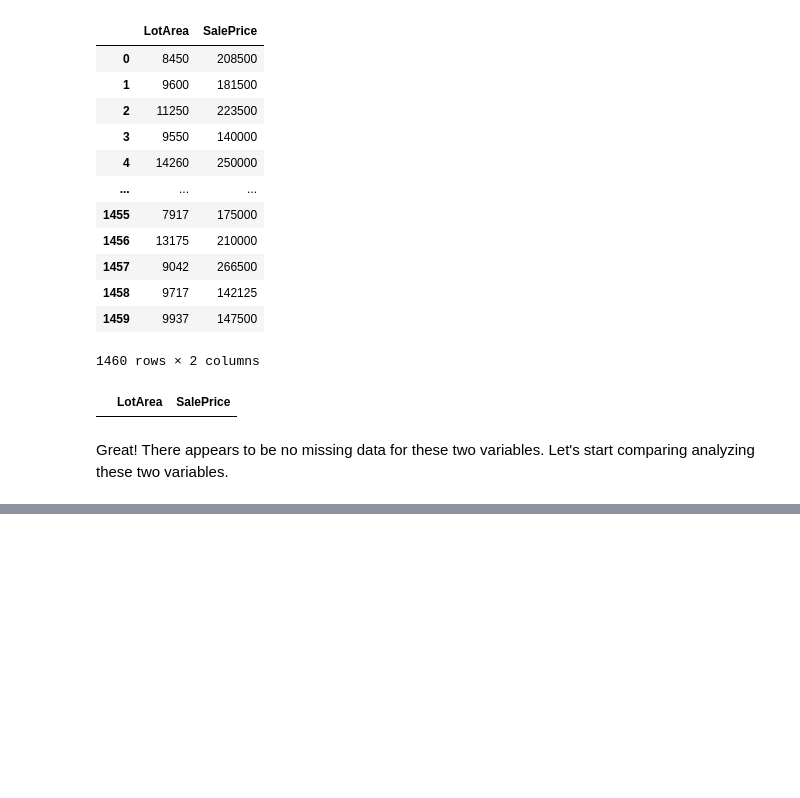
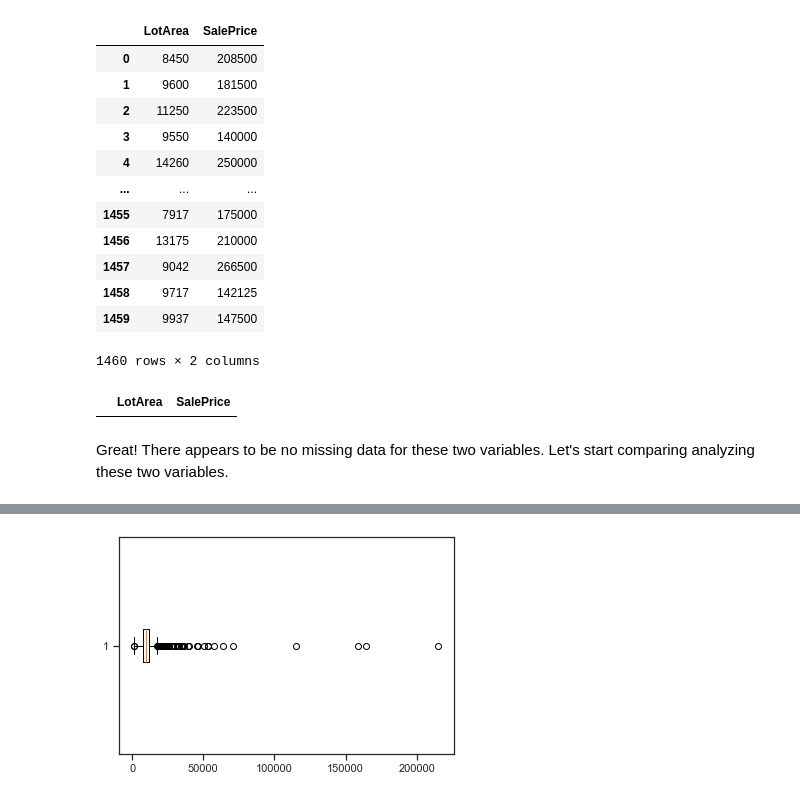
Before and after one commit to michaelhlavaty981/MTH530-AP-Statistics-I, a Jupyter notebook: LSR_Project.ipynb, the cells around one changed output, grey strips where cells are left out. Drawn from its saved outputs; the diff is of its cells as text; code cells hidden in the pictures; blank space fills up the shorter version.

```diff
--- a/LSR_Project.ipynb
+++ b/LSR_Project.ipynb
@@ -67,0 +92,4 @@ Great! There appears to be no missing data for these two variables. Let's start
+# %%
+LotAreaBoxPlot = plt.boxplot(LotArea_x_SalePrice['LotArea'], vert=False)
+# %% [output]
+[figure, added]
```
Also changed, not shown: parts of 25 cells of this notebook, 4 other files.
